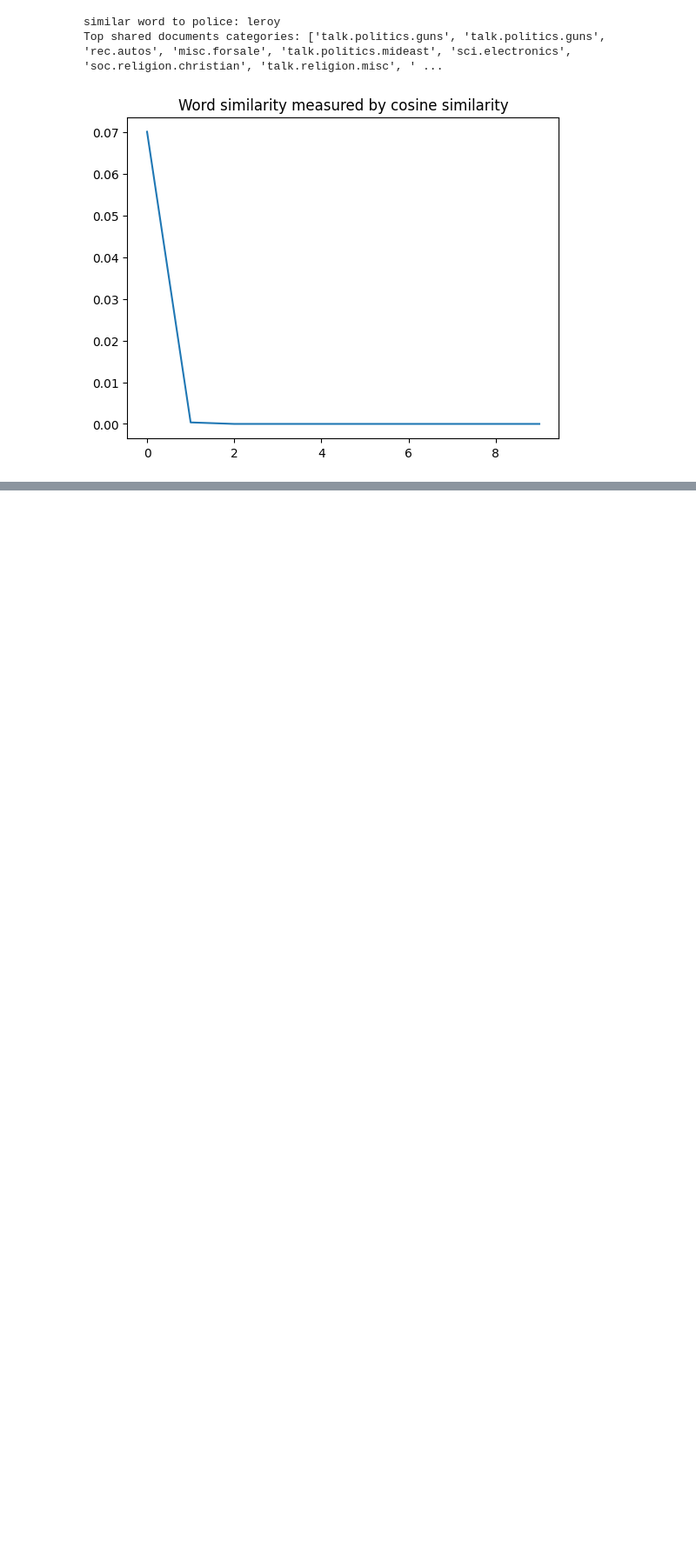
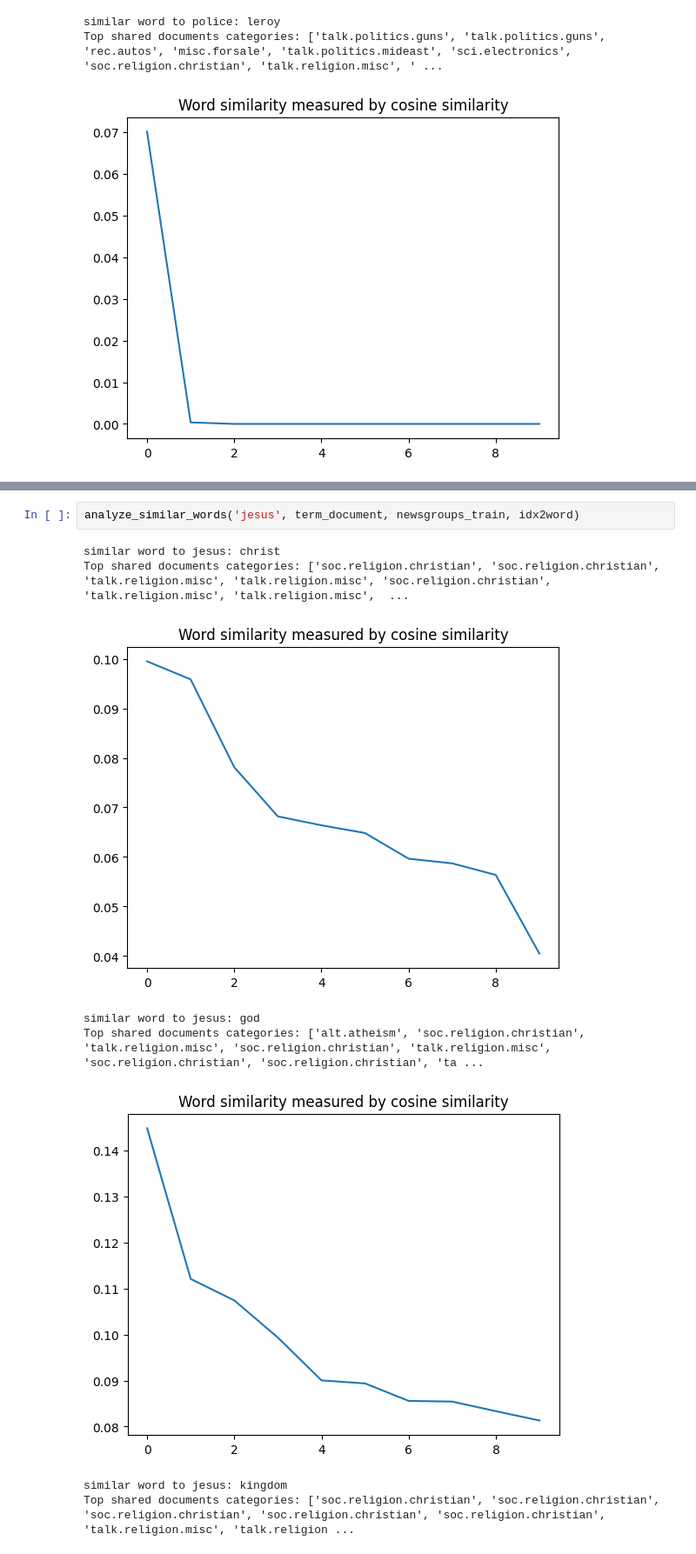
Before and after one commit to LeoCenturion/ceia-nlp, a Jupyter notebook: desafios/desafio_1.ipynb, the cells around one changed output, grey strips where cells are left out. Shown at 87% size. Cells and saved outputs as stored; diff of their text form; blank space fills up the shorter version.

```diff
--- a/desafios/desafio_1.ipynb
+++ b/desafios/desafio_1.ipynb
@@ -1101,0 +1130,11 @@ array([[0.1382319 , 0.1067036 , 0.23029327, ..., 0.12320753, 0.08765353,
+# %%
+analyze_similar_words('jesus', term_document, newsgroups_train, idx2word)
+# %% [output]
+similar word to jesus: christ
+Top shared documents categories: ['soc.religion.christian', 'soc.religion.christian', 'talk.religion.misc', 'talk.religion.misc', 'soc.religion.christian', 'talk.religion.misc', 'talk.religion.misc',  ...
+[figure, added]
+similar word to jesus: god
+Top shared documents categories: ['alt.atheism', 'soc.religion.christian', 'talk.religion.misc', 'soc.religion.christian', 'talk.religion.misc', 'soc.religion.christian', 'soc.religion.christian', 'ta ...
+[figure, added]
+similar word to jesus: kingdom
+Top shared documents categories: ['soc.religion.christian', 'soc.religion.christian', 'soc.religion.christian', 'soc.religion.christian', 'soc.religion.christian', 'talk.religion.misc', 'talk.religion ...
```
Also changed, not shown: parts of 11 cells of this notebook.
